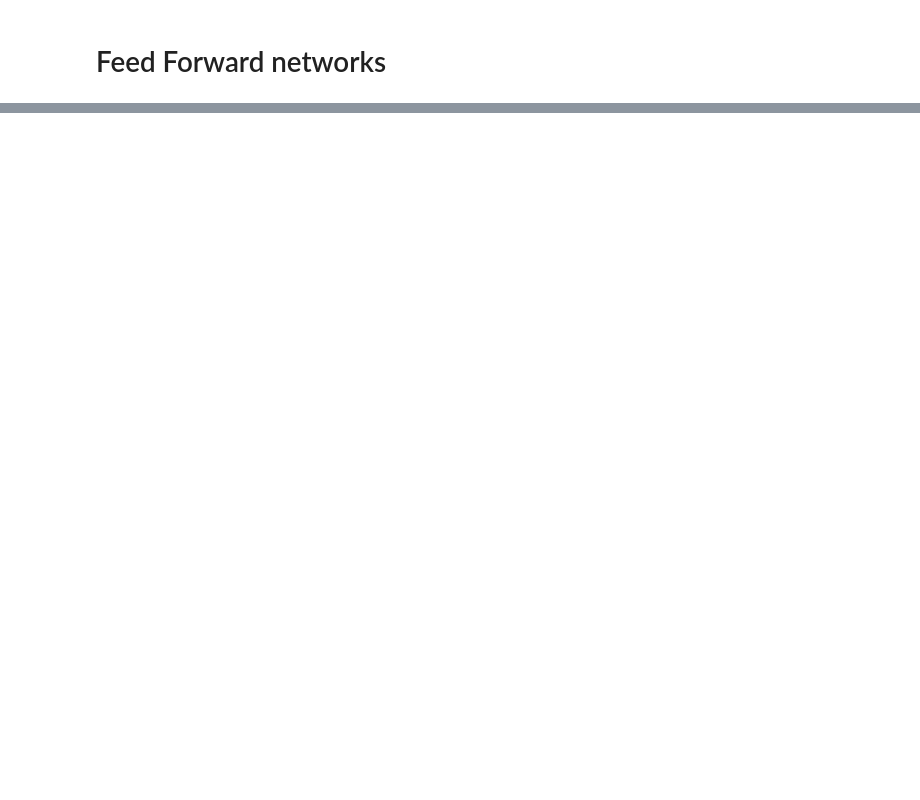
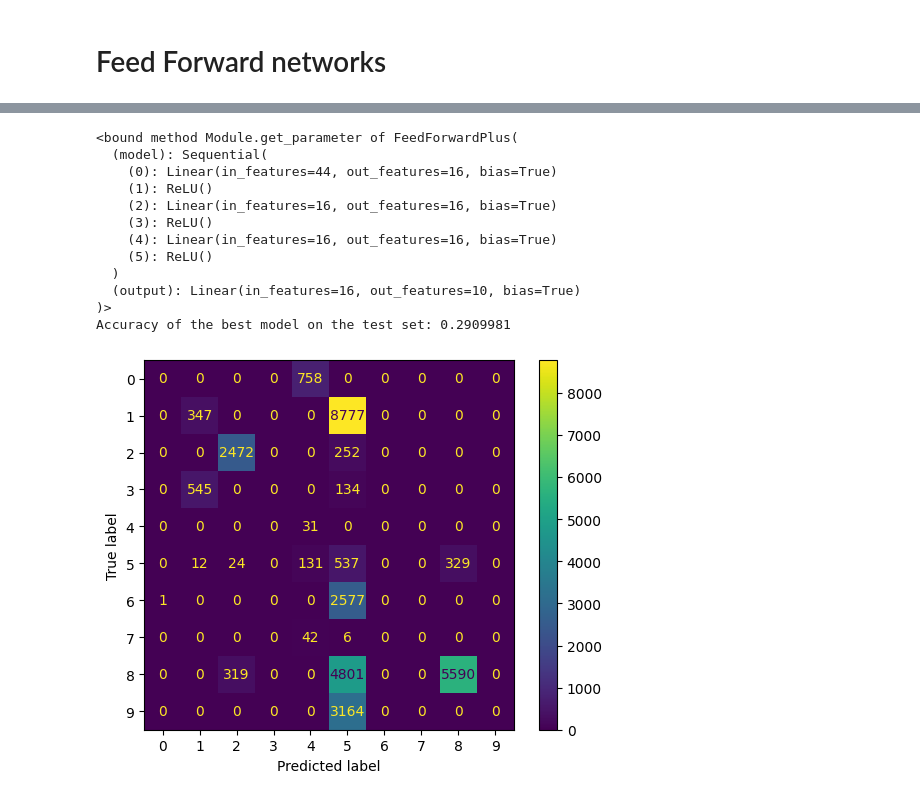
Before and after one commit to benzebra/data-analytics, a Jupyter notebook: ff.ipynb, the cells around one changed output, grey strips where cells are left out. Cells and saved outputs as stored; diff of their text form; code cells hidden in the pictures; blank space fills up the shorter version.

Commit message:
push some tests

```diff
--- a/ff.ipynb
+++ b/ff.ipynb
@@ -149,0 +284,20 @@ print(X_train_mod_lda.shape, X_test_mod_lda.shape, X_val_mod_lda.shape)
+# %%
+# Define a function to evaluate the performance on validation and test sets
+
+def test_model(model, data_loader, device):
+    model.eval()
+    y_pred = []
+    y_test = []
+
+    for data, targets in data_loader:
+        data, targets = data.to(device), targets.to(device)
+        y_pred += model(data)
+        #print(y_pred)
+        y_test += targets
+        #print(targets)
+
+    y_test = torch.stack(y_test).squeeze()
+    y_pred = torch.stack(y_pred).squeeze()
+    y_pred_c = y_pred.argmax(dim=1, keepdim=True).squeeze()
+
+    return y_test, y_pred_c, y_pred
@@ -149,0 +400,5 @@ print(X_train_mod_lda.shape, X_test_mod_lda.shape, X_val_mod_lda.shape)
+# %%
+# look for GPU
+# device = torch.device('cuda' if torch.cuda.is_available() else 'cpu')
+device = torch.device('mps')
+print("Device: {}".format(device))
@@ -149,0 +635,28 @@ print(X_train_mod_lda.shape, X_test_mod_lda.shape, X_val_mod_lda.shape)
+# %%
+test_loader = DataLoader(test_dataset, batch_size=batch_size)
+# Choose and load the best model and evaluate it on the test set
+# filename = "models/B16-dim16-dp4-ep100-lr0.01-steplr25.0-gamma1-BNFalse-drop0"
+# model = FeedForwardPlus(train_dataset.num_features, train_dataset.num_classes, 16, 4)
+# best_model.load_state_dict(torch.load(filename, weights_only=True))
+best_model.to(device)
+y_test, y_pred_c, _ = test_model(model, test_loader, device)
+acc = (y_test == y_pred_c).float().sum() / y_test.shape[0]
+
+cm = confusion_matrix(y_test.cpu().numpy(), y_pred_c.cpu().numpy())
+ConfusionMatrixDisplay(cm).plot()
+
+print("Accuracy of the best model on the test set:", acc.cpu().numpy())
+# %% [output]
+<bound method Module.get_parameter of FeedForwardPlus(
+  (model): Sequential(
+    (0): Linear(in_features=44, out_features=16, bias=True)
+    (1): ReLU()
+    (2): Linear(in_features=16, out_features=16, bias=True)
+    (3): ReLU()
+    (4): Linear(in_features=16, out_features=16, bias=True)
+    (5): ReLU()
+  )
+  (output): Linear(in_features=16, out_features=10, bias=True)
+)>
+Accuracy of the best model on the test set: 0.2909981
+[figure, added]
```
Also changed, not shown: parts of 12 cells of this notebook, 54 other files.
